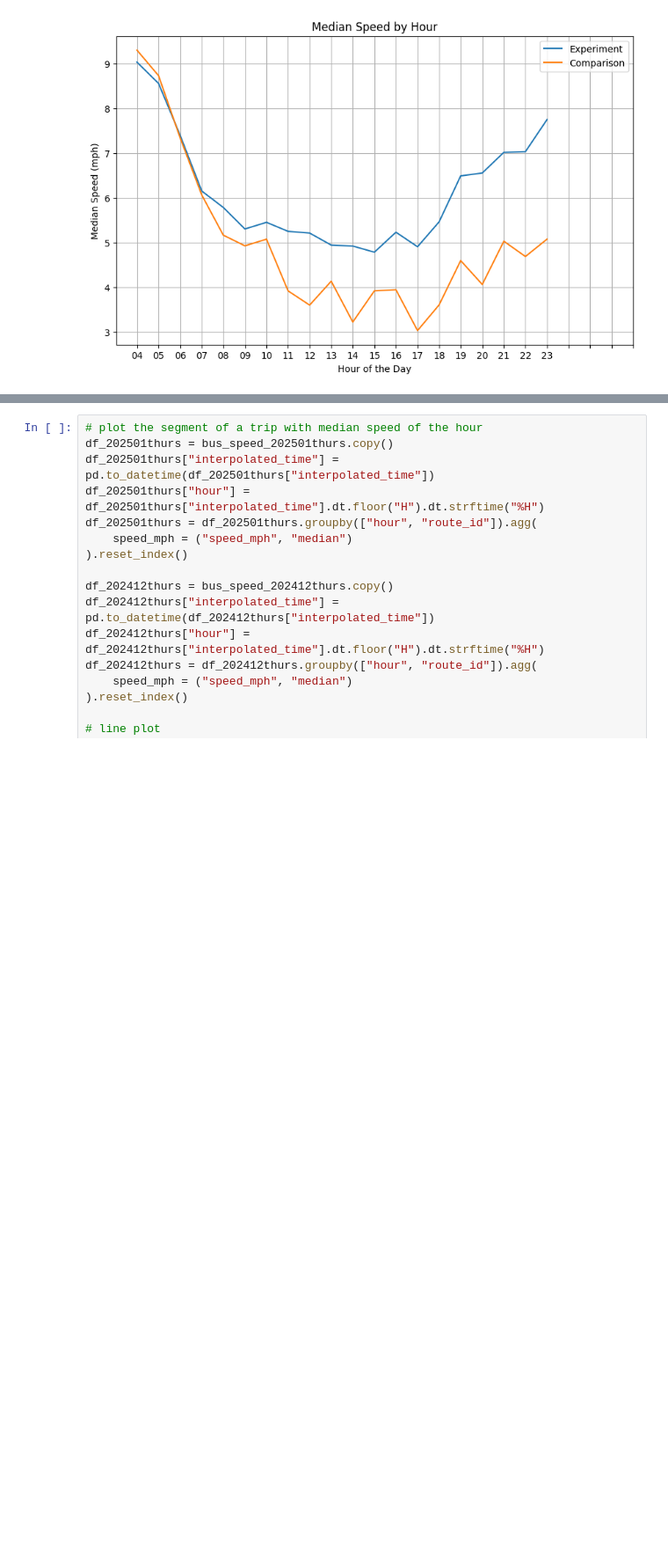
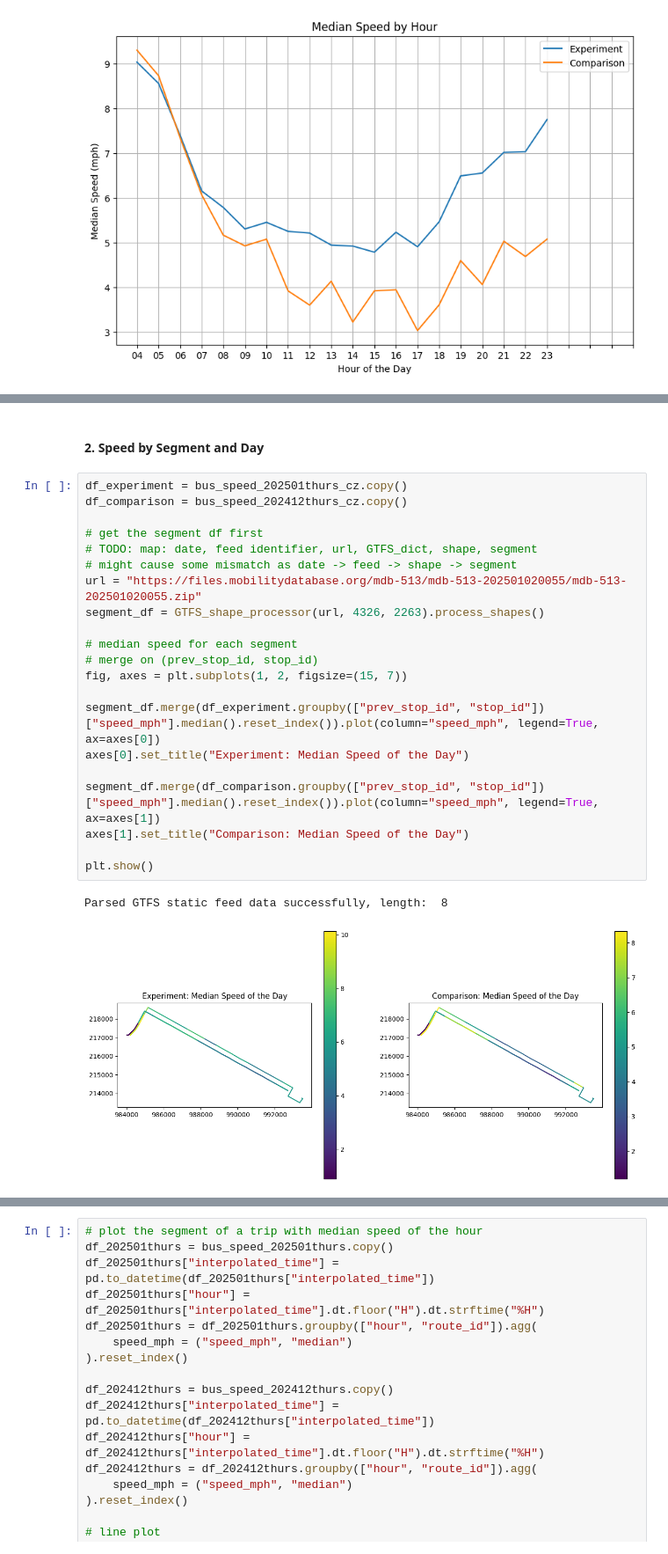
Before and after one commit to Cornell-Tech-Urban-Tech-Hub/gtfs-realtime-performance, a Jupyter notebook: notebooks/congestionPricing_bus_speed.ipynb, the cells around one changed output, grey strips where cells are left out. Shown: that part at 88% size. Cells and saved outputs as stored; diff of their text form; blank space fills up the shorter version.

```diff
--- a/notebooks/congestionPricing_bus_speed.ipynb
+++ b/notebooks/congestionPricing_bus_speed.ipynb
@@ -440,0 +471,26 @@ plt.show()
+# %% [markdown]
+#### 2. Speed by Segment and Day
+# %%
+df_experiment = bus_speed_202501thurs_cz.copy()
+df_comparison = bus_speed_202412thurs_cz.copy()
+
+# get the segment df first
+# TODO: map: date, feed identifier, url, GTFS_dict, shape, segment
+# might cause some mismatch as date -> feed -> shape -> segment
+url = "https://files.mobilitydatabase.org/mdb-513/mdb-513-202501020055/mdb-513-202501020055.zip"
+segment_df = GTFS_shape_processor(url, 4326, 2263).process_shapes()
+
+# median speed for each segment
+# merge on (prev_stop_id, stop_id)
+fig, axes = plt.subplots(1, 2, figsize=(15, 7))
+
+segment_df.merge(df_experiment.groupby(["prev_stop_id", "stop_id"])["speed_mph"].median().reset_index()).plot(column="speed_mph", legend=True, ax=axes[0])
+axes[0].set_title("Experiment: Median Speed of the Day")
+
+segment_df.merge(df_comparison.groupby(["prev_stop_id", "stop_id"])["speed_mph"].median().reset_index()).plot(column="speed_mph", legend=True, ax=axes[1])
+axes[1].set_title("Comparison: Median Speed of the Day")
+
+plt.show()
+# %% [output]
+Parsed GTFS static feed data successfully, length:  8
+[figure, added]
```
Also changed, not shown: parts of 2 cells of this notebook.
